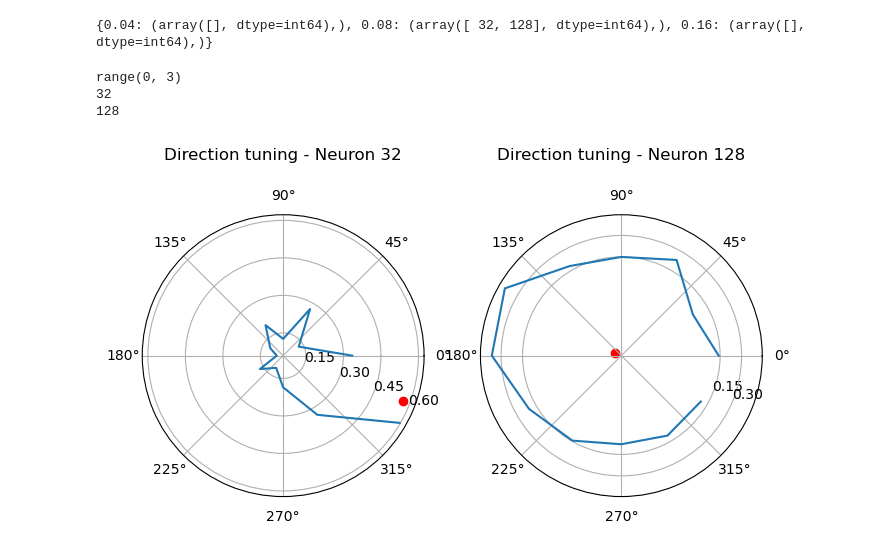
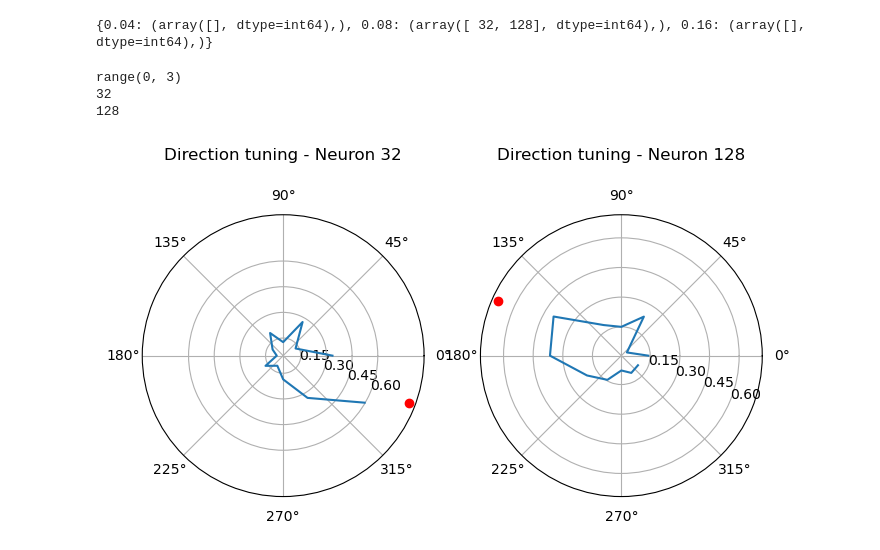
Before and after one commit to vittoriocarfagno/Computational-Biology, a Jupyter notebook: Kaat/Merged_code_task1-3.ipynb, the cells around one changed output. Cells and saved outputs as stored; diff of their text form; code cells hidden in the pictures.

```diff
--- a/Kaat/Merged_code_task1-3.ipynb
+++ b/Kaat/Merged_code_task1-3.ipynb
@@ -358,32 +358,32 @@ print(dsi_thresh)  # I think there might be a better way to extract this so feel
 
 print(range(len(dsi_thresh)))
 for i in range(len(dsi_thresh[0.08][0])):
     neur = dsi_thresh[0.08][0][i]
     print(neur)
 
 
 theta = directions_sorted*np.pi/180
 fig, axs = plt.subplots(1, 2, figsize=(8, 5),subplot_kw={'projection': 'polar'})
 
 for i in range(len(dsi_thresh[0.08][0])):
     neur = dsi_thresh[0.08][0][i]
     #print(neur)
 
     r = mat_008[neur,:]   #r is the average strength of the responses for the directions
 
     vecsum_angle = np.angle(np.sum(r * np.exp(1j * dir_rad)))
-    vecsum_len = np.sum(r * np.exp(1j * dir_rad)) / (np.exp(1j*vecsum_angle1))
+    vecsum_len = np.sum(r * np.exp(1j * dir_rad)) / (np.exp(1j*vecsum_angle))
 
     ax = axs[i]
     ax.plot(theta, r)
     ax.set_title(f'Direction tuning - Neuron {neur}', pad = 40)   #Pad is to move title up
     ax.set_rmax(0.2)
     ax.set_rticks([0.15, 0.3, 0.45, 0.6])  # Can adapt these to fit the max responses
     ax.set_rlabel_position(-22.5)  # Move radial labels away from 0 degree line
     ax.grid(True)
     ax.scatter(vecsum_angle, vecsum_len, c = 'red') # Indicates preferred direction
 # %% [output]
 range(0, 3)
 32
 128
-[figure, old version]
+[figure, new version]
```
Also changed, not shown: parts of 1 cell of this notebook.
